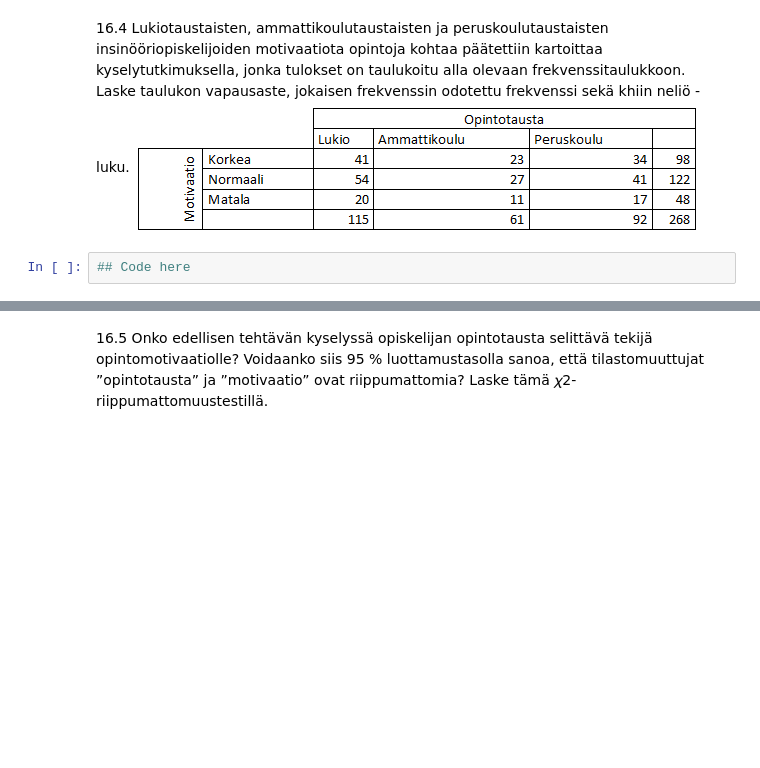
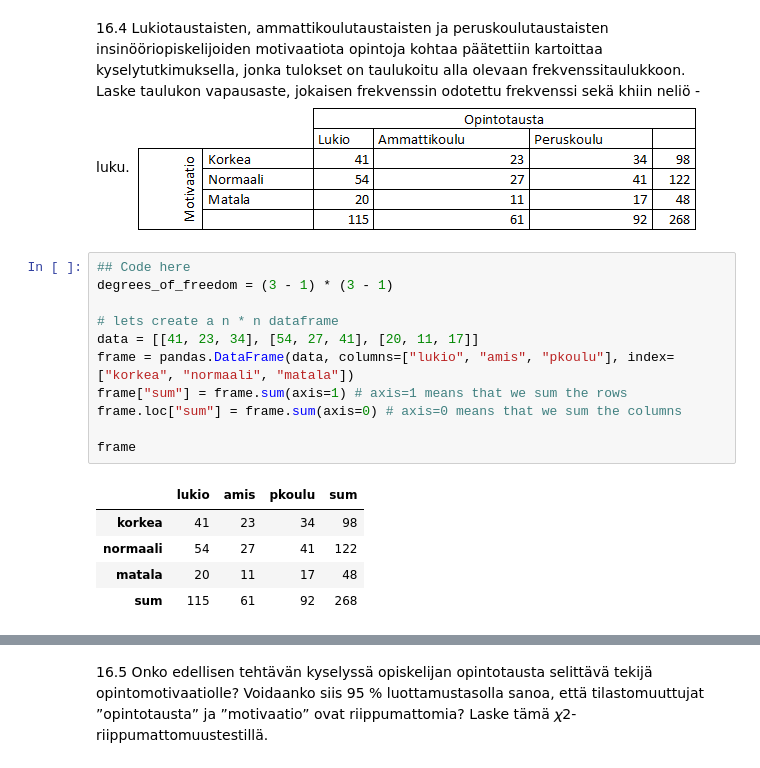
Before and after one commit to walterairs/statsandprobs, a Jupyter notebook: probability/lesson_sixteen.ipynb, the cells around one changed output, grey strips where cells are left out. Drawn from its saved outputs; the diff is of its cells as text; blank space fills up the shorter version.

```diff
--- a/probability/lesson_sixteen.ipynb
+++ b/probability/lesson_sixteen.ipynb
@@ -89,5 +90,20 @@ The null hypothesis is not accepted.
 # %% [markdown]
 16.4 Lukiotaustaisten, ammattikoulutaustaisten ja peruskoulutaustaisten insinööriopiskelijoiden motivaatiota opintoja kohtaa päätettiin kartoittaa kyselytutkimuksella, jonka tulokset on taulukoitu alla olevaan frekvenssitaulukkoon. Laske taulukon vapausaste, jokaisen frekvenssin odotettu frekvenssi sekä khiin neliö -luku.
 ![image.png](attachment:image.png)
-# %%
-## Code here
+# %%
+## Code here
+degrees_of_freedom = (3 - 1) * (3 - 1)
+
+# lets create a n * n dataframe
+data = [[41, 23, 34], [54, 27, 41], [20, 11, 17]]
+frame = pandas.DataFrame(data, columns=["lukio", "amis", "pkoulu"], index=["korkea", "normaali", "matala"])
+frame["sum"] = frame.sum(axis=1) # axis=1 means that we sum the rows
+frame.loc["sum"] = frame.sum(axis=0) # axis=0 means that we sum the columns
+
+frame
+# %% [output]
+|  | lukio | amis | pkoulu | sum |
+| korkea | 41 | 23 | 34 | 98 |
+| normaali | 54 | 27 | 41 | 122 |
+| matala | 20 | 11 | 17 | 48 |
+| sum | 115 | 61 | 92 | 268 |
```
Also changed, not shown: parts of 10 cells of this notebook.
